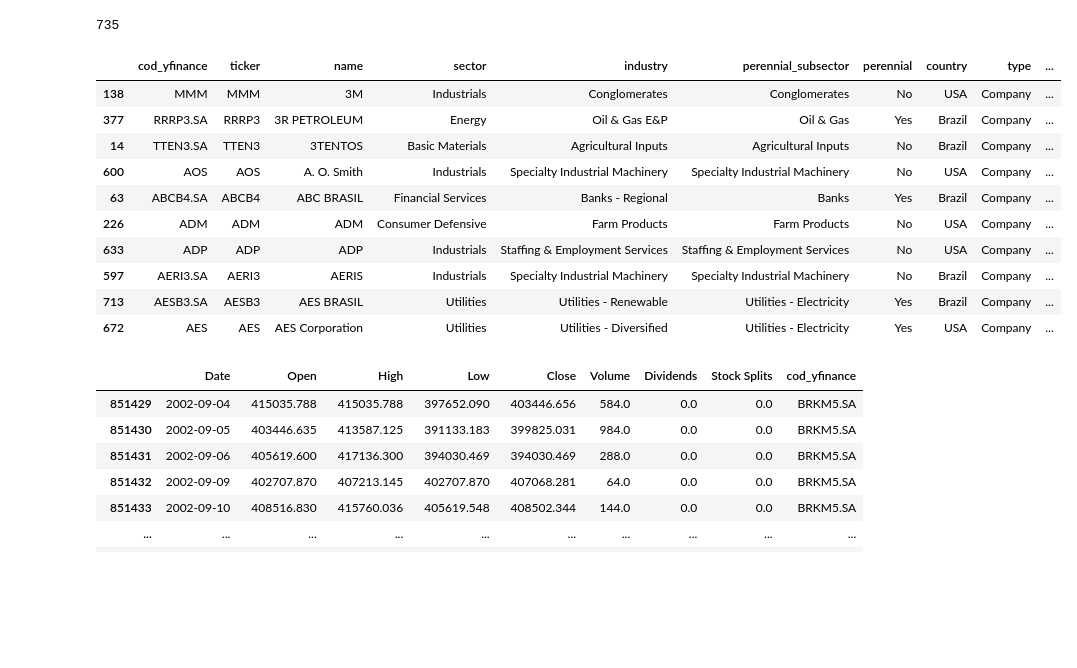
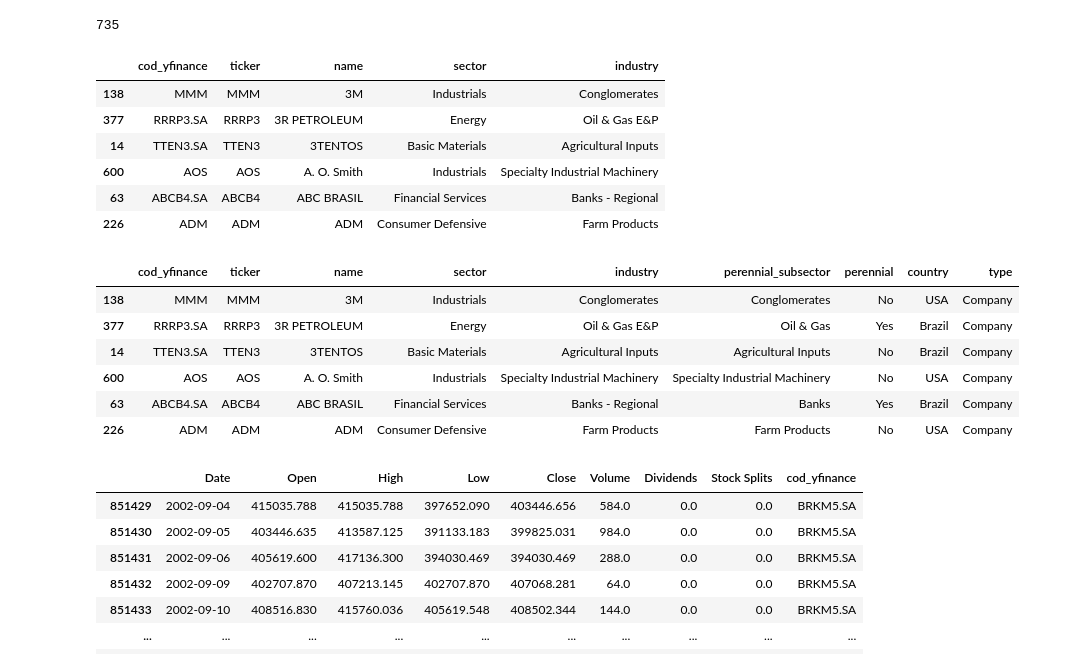
Before and after one commit to pedrolaender/05.Ironhack_Final_Project, a Jupyter notebook: final_project.ipynb, the cells around one changed output. Cells and saved outputs as stored; diff of their text form; code cells hidden in the pictures; blank space fills up the shorter version.

```diff
--- a/final_project.ipynb
+++ b/final_project.ipynb
@@ -2051,20 +2043,26 @@ all_companies.to_sql(name='companies', con=engine, if_exists='replace', index=Fa
 735
 # %%
 all_companies_rev1 = all_companies
+# %%
+all_companies[['cod_yfinance', 'ticker', 'name', 'sector', 'industry']].sort_values('name').head(6)
+# %% [output]
+|  | cod_yfinance | ticker | name | sector | industry |
+| 138 | MMM | MMM | 3M | Industrials | Conglomerates |
+| 377 | RRRP3.SA | RRRP3 | 3R PETROLEUM | Energy | Oil & Gas E&P |
+| 14 | TTEN3.SA | TTEN3 | 3TENTOS | Basic Materials | Agricultural Inputs |
+| 600 | AOS | AOS | A. O. Smith | Industrials | Specialty Industrial Machinery |
+| 63 | ABCB4.SA | ABCB4 | ABC BRASIL | Financial Services | Banks - Regional |
+| 226 | ADM | ADM | ADM | Consumer Defensive | Farm Products |
 # %%
-all_companies.sort_values('name').head(10)
+all_companies.sort_values('name').head(6)
 # %% [output]
-|  | cod_yfinance | ticker | name | sector | industry | perennial_subsector | perennial | country | type | ... |
-| 138 | MMM | MMM | 3M | Industrials | Conglomerates | Conglomerates | No | USA | Company | ... |
-| 377 | RRRP3.SA | RRRP3 | 3R PETROLEUM | Energy | Oil & Gas E&P | Oil & Gas | Yes | Brazil | Company | ... |
-| 14 | TTEN3.SA | TTEN3 | 3TENTOS | Basic Materials | Agricultural Inputs | Agricultural Inputs | No | Brazil | Company | ... |
-| 600 | AOS | AOS | A. O. Smith | Industrials | Specialty Industrial Machinery | Specialty Industrial Machinery | No | USA | Company | ... |
-| 63 | ABCB4.SA | ABCB4 | ABC BRASIL | Financial Services | Banks - Regional | Banks | Yes | Brazil | Company | ... |
-| 226 | ADM | ADM | ADM | Consumer Defensive | Farm Products | Farm Products | No | USA | Company | ... |
-| 633 | ADP | ADP | ADP | Industrials | Staffing & Employment Services | Staffing & Employment Services | No | USA | Company | ... |
-| 597 | AERI3.SA | AERI3 | AERIS | Industrials | Specialty Industrial Machinery | Specialty Industrial Machinery | No | Brazil | Company | ... |
-| 713 | AESB3.SA | AESB3 | AES BRASIL | Utilities | Utilities - Renewable | Utilities - Electricity | Yes | Brazil | Company | ... |
-| 672 | AES | AES | AES Corporation | Utilities | Utilities - Diversified | Utilities - Electricity | Yes | USA | Company | ... |
+|  | cod_yfinance | ticker | name | sector | industry | perennial_subsector | perennial | country | type |
+| 138 | MMM | MMM | 3M | Industrials | Conglomerates | Conglomerates | No | USA | Company |
+| 377 | RRRP3.SA | RRRP3 | 3R PETROLEUM | Energy | Oil & Gas E&P | Oil & Gas | Yes | Brazil | Company |
+| 14 | TTEN3.SA | TTEN3 | 3TENTOS | Basic Materials | Agricultural Inputs | Agricultural Inputs | No | Brazil | Company |
+| 600 | AOS | AOS | A. O. Smith | Industrials | Specialty Industrial Machinery | Specialty Industrial Machinery | No | USA | Company |
+| 63 | ABCB4.SA | ABCB4 | ABC BRASIL | Financial Services | Banks - Regional | Banks | Yes | Brazil | Company |
+| 226 | ADM | ADM | ADM | Consumer Defensive | Farm Products | Farm Products | No | USA | Company |
 # %%
 historical_data_outlier = pd.read_csv(f'{stock_path}historical_data_complete_rev5.csv',
                     encoding='UTF-8',
```
Also changed, not shown: parts of 4 cells of this notebook, 8 other files.
